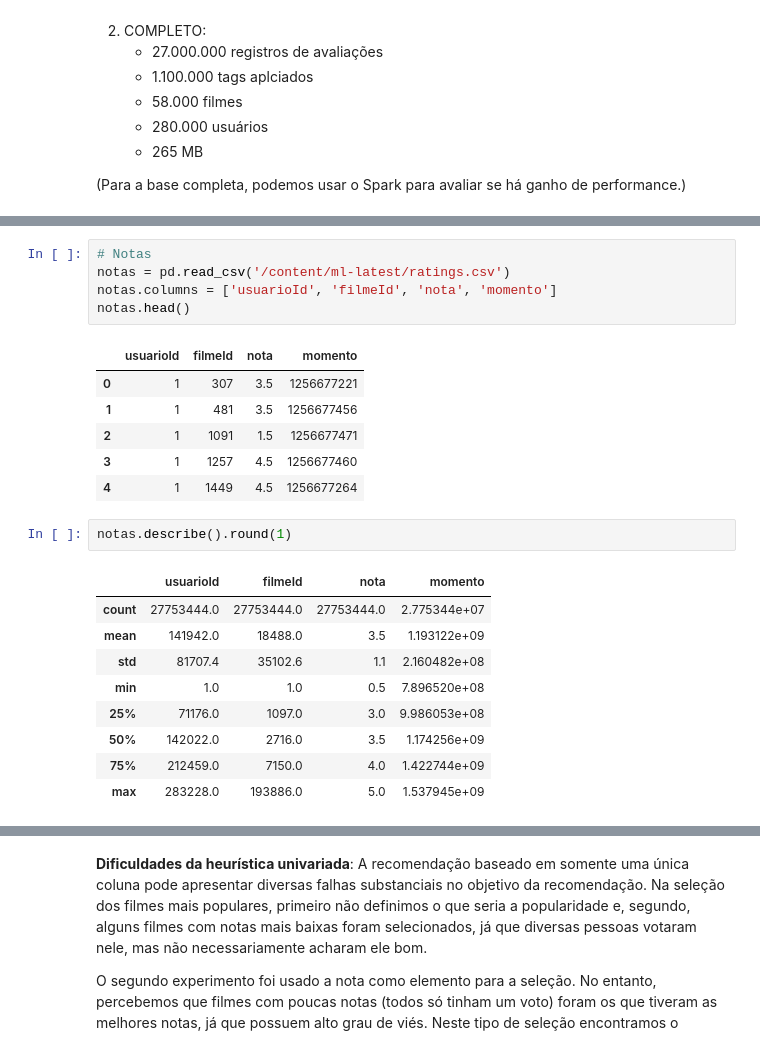
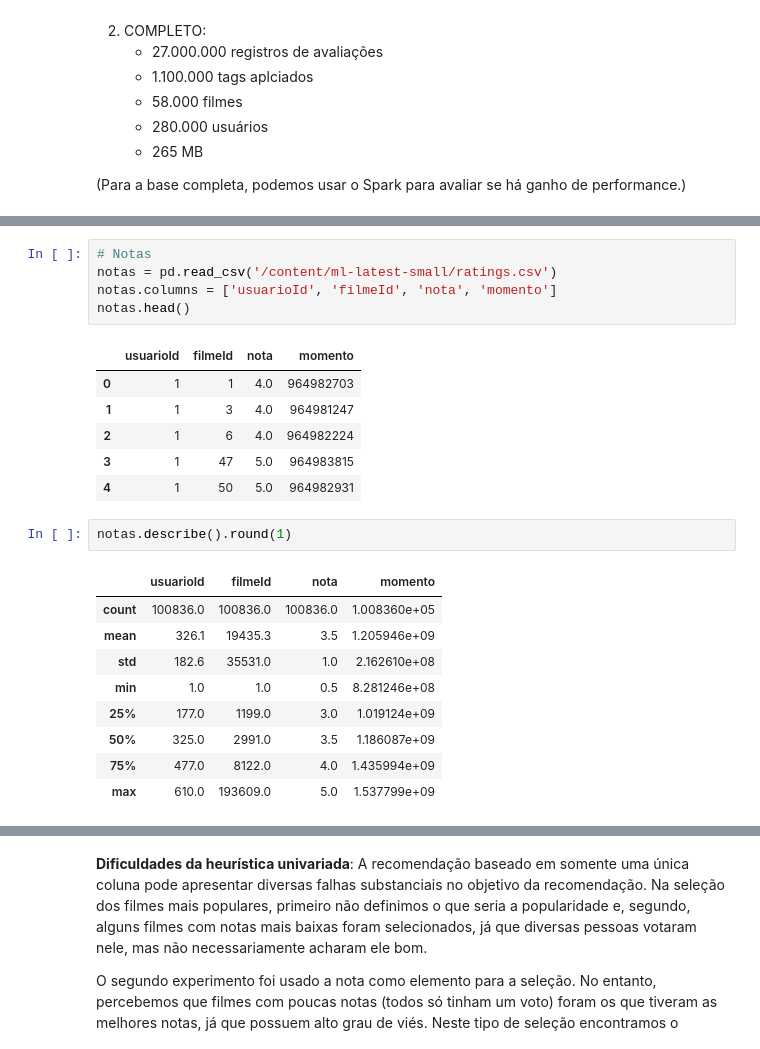
Before and after one commit to mbaliu-treino/Desenvolve, a Jupyter notebook: LEARN_C_DS_Sistema_de_Recomendacao_KNN.ipynb, the cells around one changed output, grey strips where cells are left out. Drawn from its saved outputs; the diff is of its cells as text.

```diff
--- a/LEARN_C_DS_Sistema_de_Recomendacao_KNN.ipynb
+++ b/LEARN_C_DS_Sistema_de_Recomendacao_KNN.ipynb
@@ -139,26 +142,26 @@ filmes.head()
 | 5 | Father of the Bride Part II (1995) | Comedy |
 # %%
 # Notas
-notas = pd.read_csv('/content/ml-latest/ratings.csv')
+notas = pd.read_csv('/content/ml-latest-small/ratings.csv')
 notas.columns = ['usuarioId', 'filmeId', 'nota', 'momento']
 notas.head()
 # %% [output]
 |  | usuarioId | filmeId | nota | momento |
-| 0 | 1 | 307 | 3.5 | 1256677221 |
-| 1 | 1 | 481 | 3.5 | 1256677456 |
-| 2 | 1 | 1091 | 1.5 | 1256677471 |
-| 3 | 1 | 1257 | 4.5 | 1256677460 |
-| 4 | 1 | 1449 | 4.5 | 1256677264 |
+| 0 | 1 | 1 | 4.0 | 964982703 |
+| 1 | 1 | 3 | 4.0 | 964981247 |
+| 2 | 1 | 6 | 4.0 | 964982224 |
+| 3 | 1 | 47 | 5.0 | 964983815 |
+| 4 | 1 | 50 | 5.0 | 964982931 |
 # %%
 notas.describe().round(1)
 # %% [output]
 |  | usuarioId | filmeId | nota | momento |
-| count | 27753444.0 | 27753444.0 | 27753444.0 | 2.775344e+07 |
-| mean | 141942.0 | 18488.0 | 3.5 | 1.193122e+09 |
-| std | 81707.4 | 35102.6 | 1.1 | 2.160482e+08 |
-| min | 1.0 | 1.0 | 0.5 | 7.896520e+08 |
-| 25% | 71176.0 | 1097.0 | 3.0 | 9.986053e+08 |
-| 50% | 142022.0 | 2716.0 | 3.5 | 1.174256e+09 |
-| 75% | 212459.0 | 7150.0 | 4.0 | 1.422744e+09 |
-| max | 283228.0 | 193886.0 | 5.0 | 1.537945e+09 |
+| count | 100836.0 | 100836.0 | 100836.0 | 1.008360e+05 |
+| mean | 326.1 | 19435.3 | 3.5 | 1.205946e+09 |
+| std | 182.6 | 35531.0 | 1.0 | 2.162610e+08 |
+| min | 1.0 | 1.0 | 0.5 | 8.281246e+08 |
+| 25% | 177.0 | 1199.0 | 3.0 | 1.019124e+09 |
+| 50% | 325.0 | 2991.0 | 3.5 | 1.186087e+09 |
+| 75% | 477.0 | 8122.0 | 4.0 | 1.435994e+09 |
+| max | 610.0 | 193609.0 | 5.0 | 1.537799e+09 |
 # %% [markdown]
```
Also changed, not shown: parts of 44 cells of this notebook.
